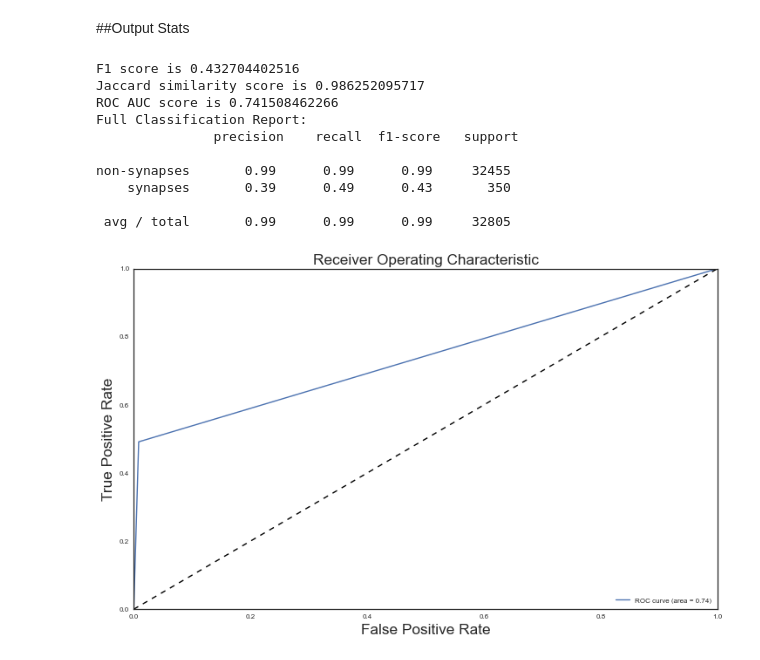
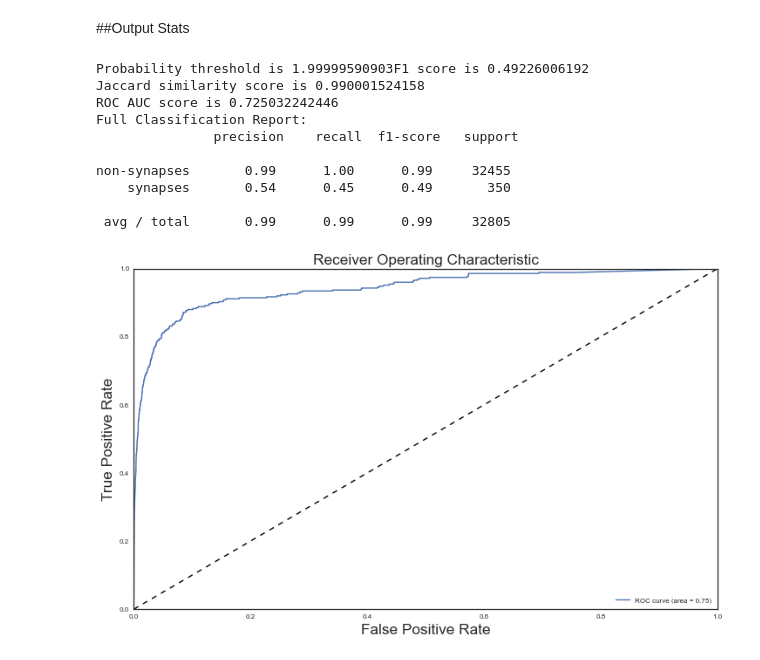
Before and after one commit to Rhoana/windowed-membranes, a Jupyter notebook: misc/evaluate.ipynb, the cells around one changed output. Cells and saved outputs as stored; diff of their text form; code cells hidden in the pictures.

Commit message:
added f1 boosting by threshold to evaluate.py

```diff
--- a/misc/evaluate.ipynb
+++ b/misc/evaluate.ipynb
@@ -13,3 +18,5 @@ actual_pixel_labels, predicted_pixel_labels = np.load("../results/y.npy"), np.lo
+# %%
+predicted_pixel_labels = np.array([denoise_bilateral(im) for im in predicted_pixel_labels])
 # %% [markdown]
 ##Save random images
 # %%
@@ -46,8 +52,23 @@ for i, idx in enumerate(indices):
 # %% [markdown]
 ##Output Stats
+# %%
+def threshold_array(array, threshold):
+    y_threshold = np.copy(array)
+    y_threshold[np.where( array > threshold )] = 1
+    y_threshold[np.where( array <= threshold )] = 0
+    return y_threshold
+# %%
+def get_best_threshold_by_f1(y_actual, y_pred):
+    f1s = np.empty((1000))
+    thresholds = np.linspace(0.01, 1, 1000)
+    for i, threshold in enumerate(thresholds):
+        y_thresh = threshold_array(y_pred, threshold)
+        f1s[i] = f1_score(y_actual, y_thresh, labels=[0, 1], average='binary')
+    return thresholds[np.argmax(f1s)]
 # %%
 y_actual = np.around(actual_pixel_labels.flatten())
-y_predicted = np.around(predicted_pixel_labels.flatten())
+p_thresh = get_best_threshold_by_f1(y_actual, predicted_pixel_labels.flatten())
+y_predicted = threshold_array(predicted_pixel_labels.flatten(), p_thresh)
 
 f1 = f1_score(y_actual, y_predicted, labels=[0, 1], average='binary')
 jaccard = jaccard_similarity_score(y_actual, y_predicted)
@@ -55,7 +76,8 @@ auc = roc_auc_score(y_actual, y_predicted)
 report = classification_report(y_actual, y_predicted, target_names=["non-synapses", "synapses"])
 confusion_mat = confusion_matrix(y_actual, y_predicted)
 
-output_str =  "F1 score is " + str(f1)
+output_str  = "Probability threshold is " + str(thresholds[np.argmax(f1s)])
+output_str +=  "F1 score is " + str(f1)
 output_str += "\nJaccard similarity score is " + str(jaccard)
 output_str += "\nROC AUC score is " + str(auc)
 output_str += "\nFull Classification Report:\n " + str(report)
@@ -64,28 +86,28 @@ print output_str
 with open("../results/output_stats.txt", "w") as text_file:
     text_file.write(output_str)
 # %% [output]
-F1 score is 0.432704402516
-Jaccard similarity score is 0.986252095717
-ROC AUC score is 0.741508462266
+Probability threshold is 1.99999590903F1 score is 0.49226006192
+Jaccard similarity score is 0.990001524158
+ROC AUC score is 0.725032242446
 Full Classification Report:
                precision    recall  f1-score   support
 
-non-synapses       0.99      0.99      0.99     32455
-    synapses       0.39      0.49      0.43       350
+non-synapses       0.99      1.00      0.99     32455
+    synapses       0.54      0.45      0.49       350
 
  avg / total       0.99      0.99      0.99     32805
 # %%
-fpr, tpr, thresholds = roc_curve(y_actual, y_predicted)
+fpr, tpr, thresholds = roc_curve(np.around(actual_pixel_labels.flatten()), predicted_pixel_labels.flatten())
 plt.figure(figsize=(12, 7))
 plt.plot(fpr, tpr, label='ROC curve (area = %0.2f)' % auc)
 plt.plot([0, 1], [0, 1], 'k--')
 plt.xlim([0.0, 1.0])
 plt.ylim([0.0, 1.0])
 plt.xlabel('False Positive Rate', fontsize="xx-large")
 plt.ylabel('True Positive Rate', fontsize="xx-large")
 plt.title('Receiver Operating Characteristic', fontsize="xx-large")
 plt.legend(loc="lower right")
 plt.savefig("../results/roc_curve.png")
 plt.show()
 # %% [output]
-[figure, old version]
+[figure, new version]
```
Also changed, not shown: parts of 7 cells of this notebook, 1 other file.
